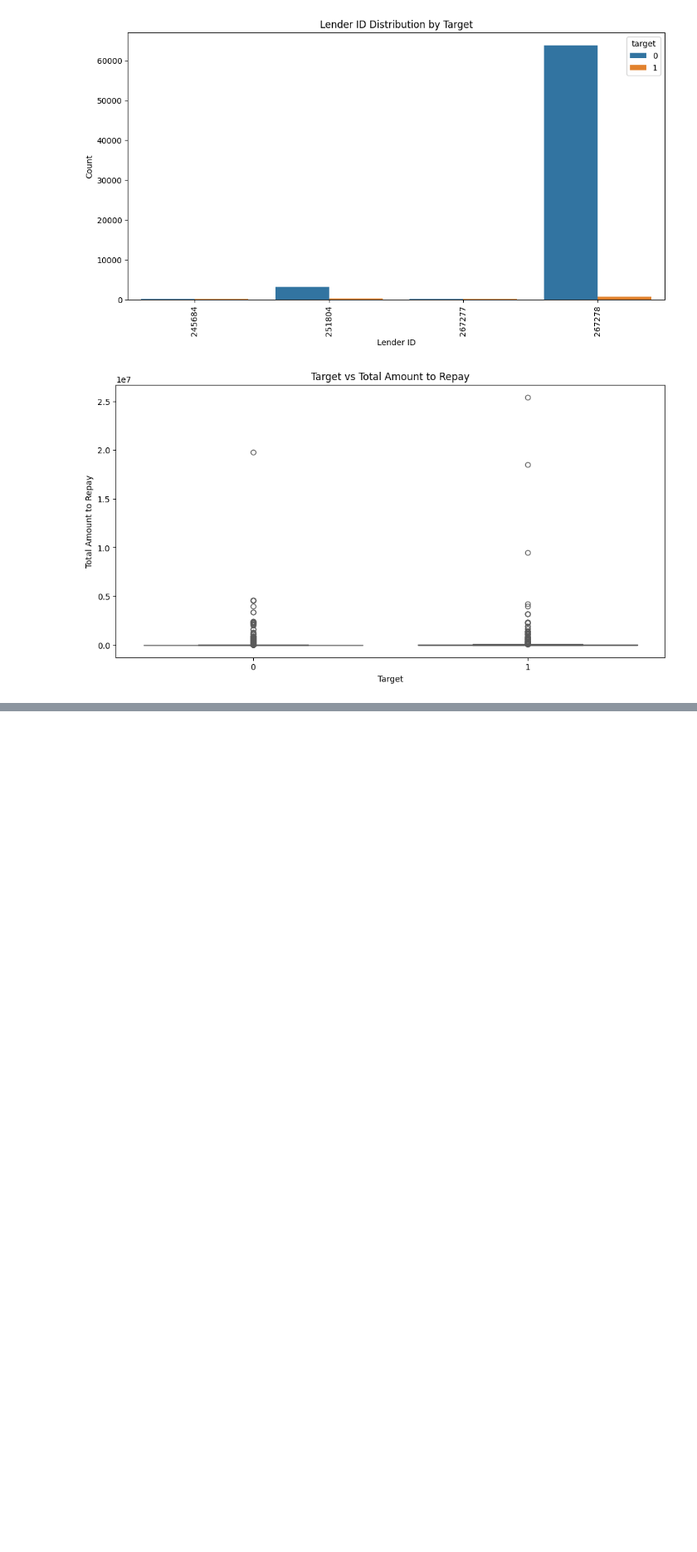
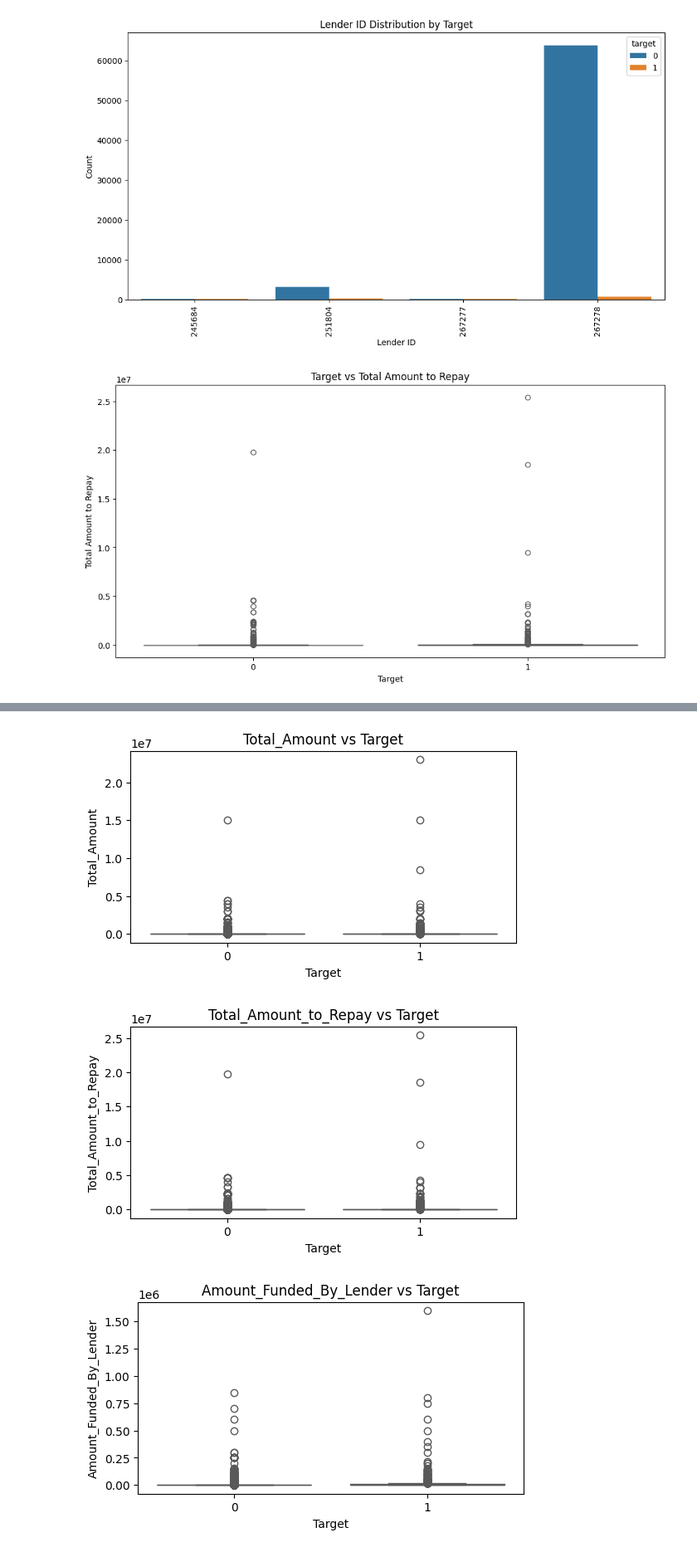
Before and after one commit to segnig/African-Credit-Scoring-Challenge, a Jupyter notebook: eda.ipynb, the cells around one changed output, grey strips where cells are left out. Shown at 83% size. Cells and saved outputs as stored; diff of their text form; code cells hidden in the pictures; blank space fills up the shorter version.

```diff
--- a/eda.ipynb
+++ b/eda.ipynb
@@ -147,0 +356,18 @@ sns.heatmap(triangle_corr, annot=True, cmap="coolwarm")
+# %%
+for col in float64_features:
+    fig, ax = plt.subplots(figsize=(6, 3))
+    sns.boxplot(
+        data=train_copy,
+        x="target",
+        y=col,
+        ax=ax,
+        palette="Set2"
+    )
+    plt.xlabel("Target")
+    plt.ylabel(f"{col}")
+    plt.title(f"{col} vs Target")
+    plt.show();
+# %% [output]
+[figure, added]
+[figure, added]
+[figure, added]
```
Also changed, not shown: parts of 25 cells of this notebook.
